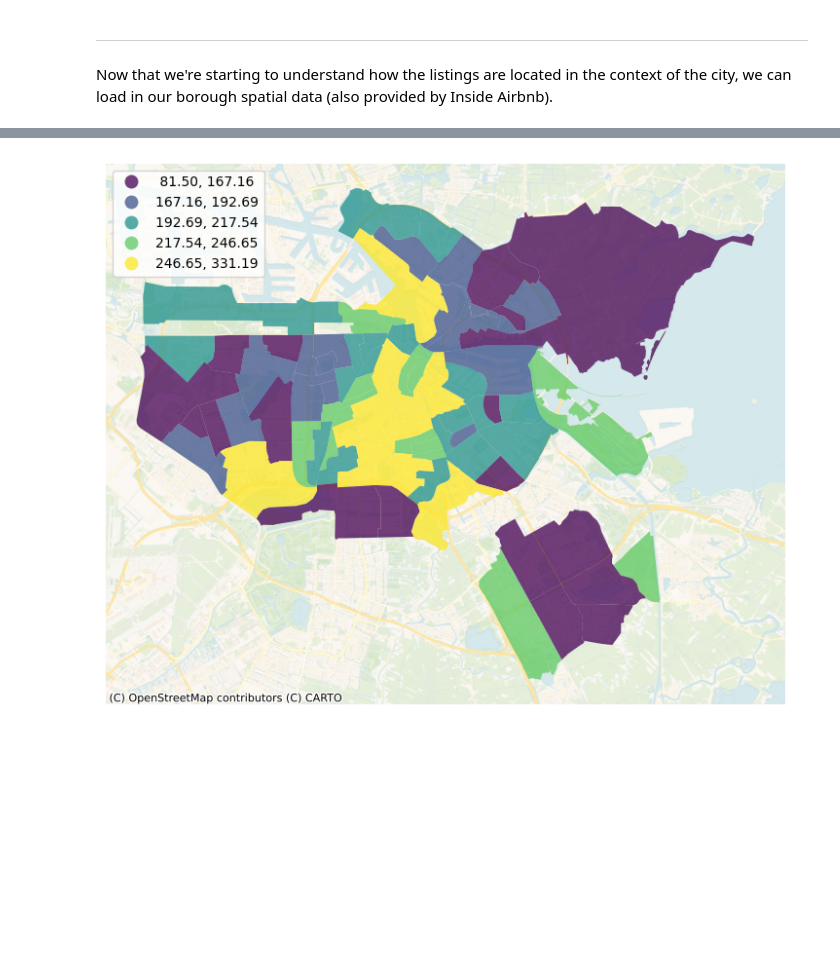
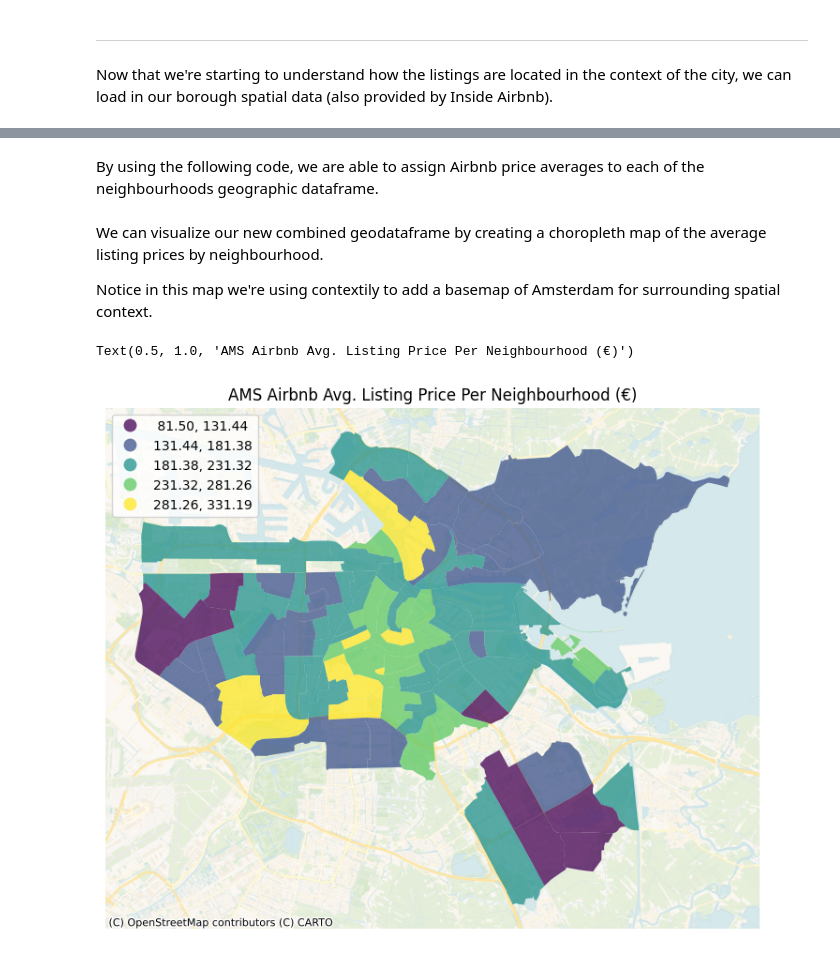
Before and after one commit to JuanesLamilla/explore_ams_airbnb, a Jupyter notebook: analysis.ipynb, the cells around one changed output, grey strips where cells are left out. Drawn from its saved outputs; the diff is of its cells as text; code cells hidden in the pictures; blank space fills up the shorter version.

```diff
--- a/analysis.ipynb
+++ b/analysis.ipynb
@@ -212,26 +231,44 @@ nei_merged = pd.merge(neighbourhoods_gdf, grouped_neighbourhood_lst, left_on="na
+# %% [markdown]
+By using the following code, we are able to assign Airbnb price averages to each of the neighbourhoods geographic dataframe.
+# %%
+# Using a spatial join, assign the neighbourhood name to all listing points "within" the neighbourhood
+sjoin_lis_ngbh = listings_gdf.sjoin(neighbourhoods_gdf, how="left", predicate="within")
+
+# Group the listings by neighbourhood, and find the average prices
+grouped_ngbh_lis = sjoin_lis_ngbh.groupby('name_right').mean(numeric_only=True)
+
+# Merge the neighbourhood geodataframe with the new grouped listing data.
+# In essense, attaching the listings information to the respective neighbourhood geography.
+lis_ngbh_gdf = pd.merge(neighbourhoods_gdf, grouped_ngbh_lis, left_on="name", right_on="name_right")
+# %% [markdown]
+We can visualize our new combined geodataframe by creating a choropleth map of the average listing prices by neighbourhood.
+
+Notice in this map we're using contextily to add a basemap of Amsterdam for surrounding spatial context.
 # %%
 #Set up figure and a single axis
 f, ax = plt.subplots(1, figsize=(9, 9))
 # Build choropleth
-nei_merged.plot(
+lis_ngbh_gdf.plot(
     column="price",
     cmap="viridis",
-    scheme="quantiles",
+    scheme="EqualInterval", # Equal intervals was chosen to best determine low/high cost areas.
     k=5,
     edgecolor="white",
     linewidth=0.0,
     alpha=0.75,
     legend=True,
     legend_kwds=dict(loc=2),
     ax=ax,
 )
 # Add basemap
 contextily.add_basemap(
     ax,
-    crs=nei_merged.crs,
+    crs=lis_ngbh_gdf.crs,
     source=contextily.providers.CartoDB.VoyagerNoLabels,
 )
 # Remove axes
 ax.set_axis_off();
+ax.set_title("AMS Airbnb Avg. Listing Price Per Neighbourhood (€)")
 # %% [output]
+Text(0.5, 1.0, 'AMS Airbnb Avg. Listing Price Per Neighbourhood (€)')
-[figure, old version]
+[figure, new version]
```
Also changed, not shown: parts of 21 cells of this notebook.
